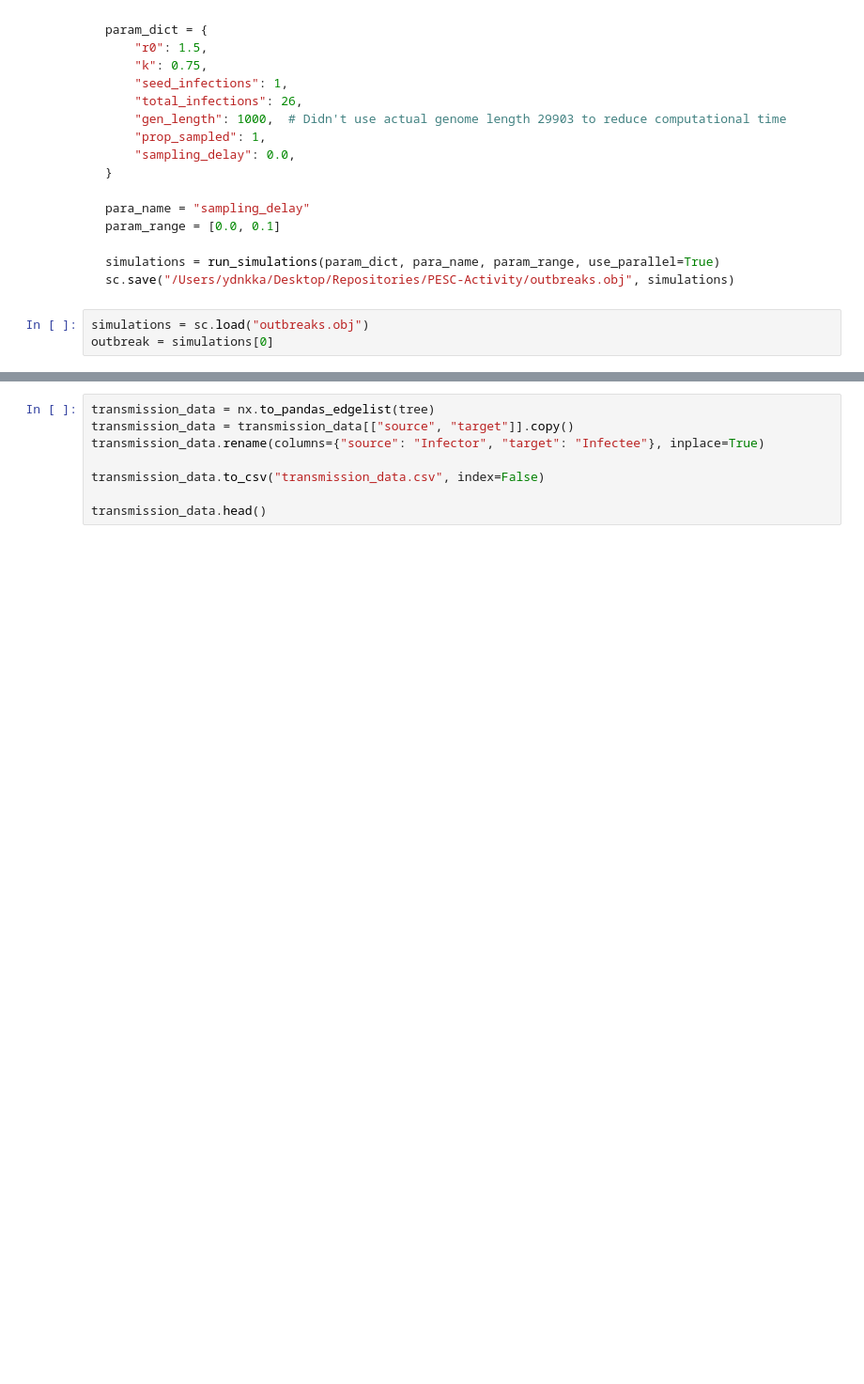
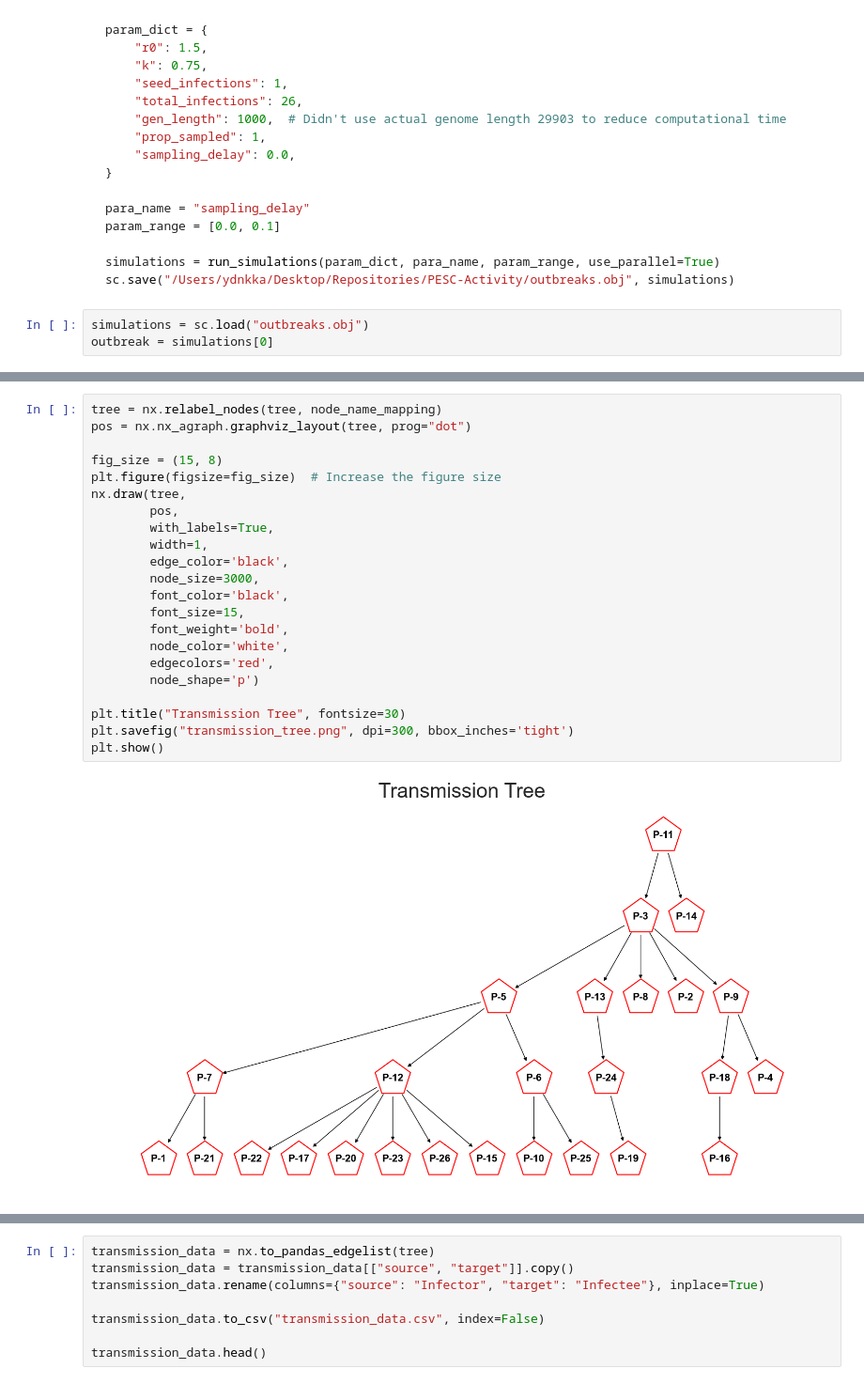
Before and after one commit to Dominic-Arthur/PESC-Activity, a Jupyter notebook: Data.ipynb, the cells around one changed output, grey strips where cells are left out. Shown at 94% size. Cells and saved outputs as stored; diff of their text form; blank space fills up the shorter version.

```diff
--- a/Data.ipynb
+++ b/Data.ipynb
@@ -281,0 +49,24 @@ plt.close()
+# %%
+tree = nx.relabel_nodes(tree, node_name_mapping)
+pos = nx.nx_agraph.graphviz_layout(tree, prog="dot")
+
+fig_size = (15, 8)
+plt.figure(figsize=fig_size)  # Increase the figure size
+nx.draw(tree,
+        pos,
+        with_labels=True,
+        width=1,
+        edge_color='black',
+        node_size=3000,
+        font_color='black',
+        font_size=15,
+        font_weight='bold',
+        node_color='white',
+        edgecolors='red',
+        node_shape='p')
+
+plt.title("Transmission Tree", fontsize=30)
+plt.savefig("transmission_tree.png", dpi=300, bbox_inches='tight')
+plt.show()
+# %% [output]
+[figure, added]
```
Also changed, not shown: parts of 20 cells of this notebook, 29 other files.
